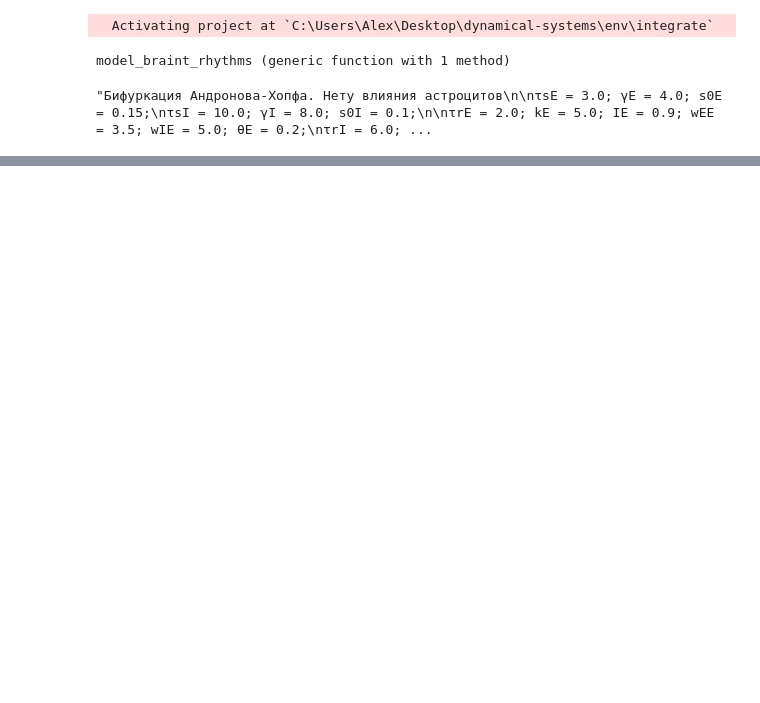
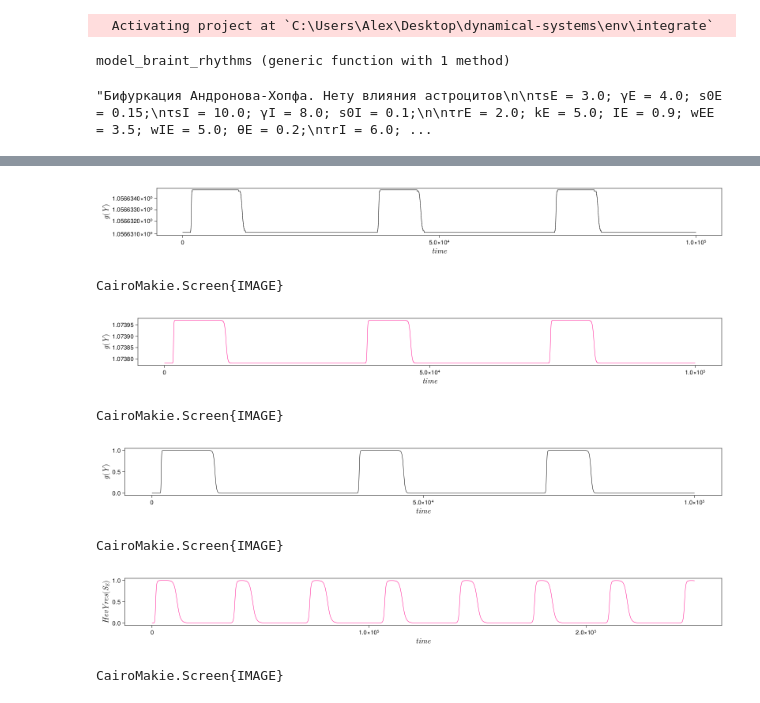
Before and after one commit to SergeyNovak777/dynamical-systems, a Jupyter notebook: brain rhythms/system.ipynb, the cells around one changed output, grey strips where cells are left out. Saved outputs shown, nothing was run; the diff lists cells and outputs as text; code cells hidden in the pictures; blank space fills up the shorter version.

```diff
--- a/brain rhythms/system.ipynb
+++ b/brain rhythms/system.ipynb
@@ -105,0 +184,73 @@ CairoMakie.Screen{IMAGE}
+# %%
+g_def(Y, gammaY, ythr) = 1 .+ gammaY ./ (1.0 .+ exp.(-Y .+ ythr))
+HevY_def(sE, sEthr) = 1.0 ./(1.0 .+ exp.(-1.0*(sE .- sEthr)./kY))
+
+g(Y, gammaY, ythr) = 1.0 .+ gammaY ./ (1.0 .+ exp.(-50.0(Y .- ythr)))
+HevY(sE, sEthr) = 1.0./(1.0 .+ exp.(-20*(sE .- sEthr)))
+
+gres_def = g_def(tr[:, 5], γY, 0.5)
+HevYres_def = HevY_def(tr[:, 1], 0.5);
+
+gres = g(tr[:, 5], γY, 0.00065)
+HevYres = HevY(tr[:, 1], 0.5);
+# %%
+tstart, tend = 1, 100000
+tickssize = 15
+labelsize = 20
+
+CairoMakie.activate!()
+f= Figure(resolution = (1600, 200))
+axisrHz  = Axis(f[1, 1], xlabel = L"time", ylabel = L"g(Y)", xlabelsize = labelsize, ylabelsize = labelsize, xticklabelsize = tickssize, yticklabelsize = tickssize, xgridvisible = false, ygridvisible = false)
+
+lines!(axisrHz, gres_def[tstart:tend], linewidth = 1.0, color = :black)
+
+display(f)
+# %% [output]
+[figure, added]
+CairoMakie.Screen{IMAGE}
+# %%
+tstart, tend = 1, 100000
+tickssize = 15
+labelsize = 20
+
+CairoMakie.activate!()
+f= Figure(resolution = (1600, 200))
+axisrHz  = Axis(f[1, 1], xlabel = L"time", ylabel = L"g(Y)", xlabelsize = labelsize, ylabelsize = labelsize, xticklabelsize = tickssize, yticklabelsize = tickssize, xgridvisible = false, ygridvisible = false)
+
+lines!(axisrHz, gres[tstart:tend], linewidth = 1.0, color = :deeppink)
+
+display(f)
+# %% [output]
+[figure, added]
+CairoMakie.Screen{IMAGE}
+# %%
+tstart, tend = 1, 100000
+tickssize = 15
+labelsize = 20
+
+CairoMakie.activate!()
+f= Figure(resolution = (1600, 200))
+axisrHz  = Axis(f[1, 1], xlabel = L"time", ylabel = L"g(Y)", xlabelsize = labelsize, ylabelsize = labelsize, xticklabelsize = tickssize, yticklabelsize = tickssize, xgridvisible = false, ygridvisible = false)
+
+lines!(axisrHz, HevYres_def[tstart:tend], linewidth = 1.0, color = :black)
+
+display(f)
+# %% [output]
+[figure, added]
+CairoMakie.Screen{IMAGE}
+# %%
+tstart, tend = 1, 250000
+tickssize = 15
+labelsize = 20
+
+CairoMakie.activate!()
+f= Figure(resolution = (1600, 200))
+axisrHz  = Axis(f[1, 1], xlabel = L"time", ylabel = L"HevYres(S_{E})", xlabelsize = labelsize, ylabelsize = labelsize, xticklabelsize = tickssize, yticklabelsize = tickssize, xgridvisible = false, ygridvisible = false)
+
+lines!(axisrHz, HevYres[tstart:tend], linewidth = 1.0, color = :deeppink)
+
+
+display(f)
+# %% [output]
+[figure, added]
+CairoMakie.Screen{IMAGE}
```
Also changed, not shown: parts of 11 cells of this notebook.
